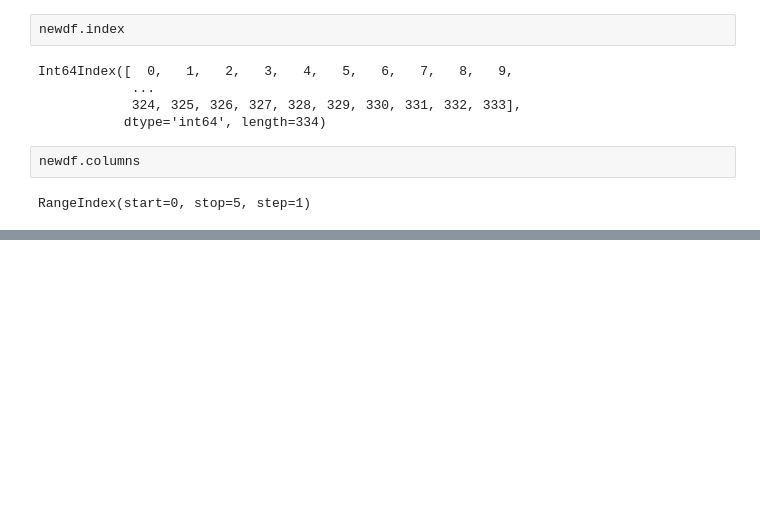
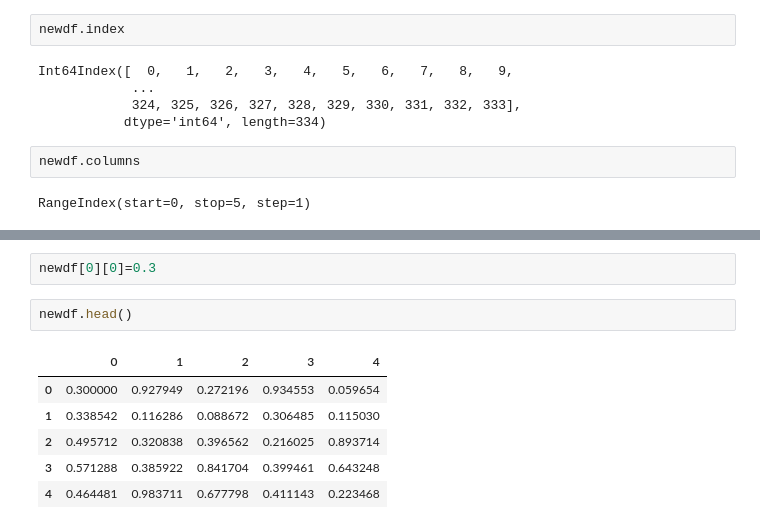
Before and after one commit to Subhrans/pandas, a Jupyter notebook: Untitled.ipynb, the cells around one changed output, grey strips where cells are left out. Saved outputs shown, nothing was run; the diff lists cells and outputs as text; blank space fills up the shorter version.

```diff
--- a/Untitled.ipynb
+++ b/Untitled.ipynb
@@ -136,0 +139,11 @@ AttributeError: 'DataFrame' object has no attribute 'to_numpy'
+# %%
+newdf[0][0]=0.3
+# %%
+newdf.head()
+# %% [output]
+|  | 0 | 1 | 2 | 3 | 4 |
+| 0 | 0.300000 | 0.927949 | 0.272196 | 0.934553 | 0.059654 |
+| 1 | 0.338542 | 0.116286 | 0.088672 | 0.306485 | 0.115030 |
+| 2 | 0.495712 | 0.320838 | 0.396562 | 0.216025 | 0.893714 |
+| 3 | 0.571288 | 0.385922 | 0.841704 | 0.399461 | 0.643248 |
+| 4 | 0.464481 | 0.983711 | 0.677798 | 0.411143 | 0.223468 |
```
Also changed, not shown: parts of 26 cells of this notebook, 3 other files.
